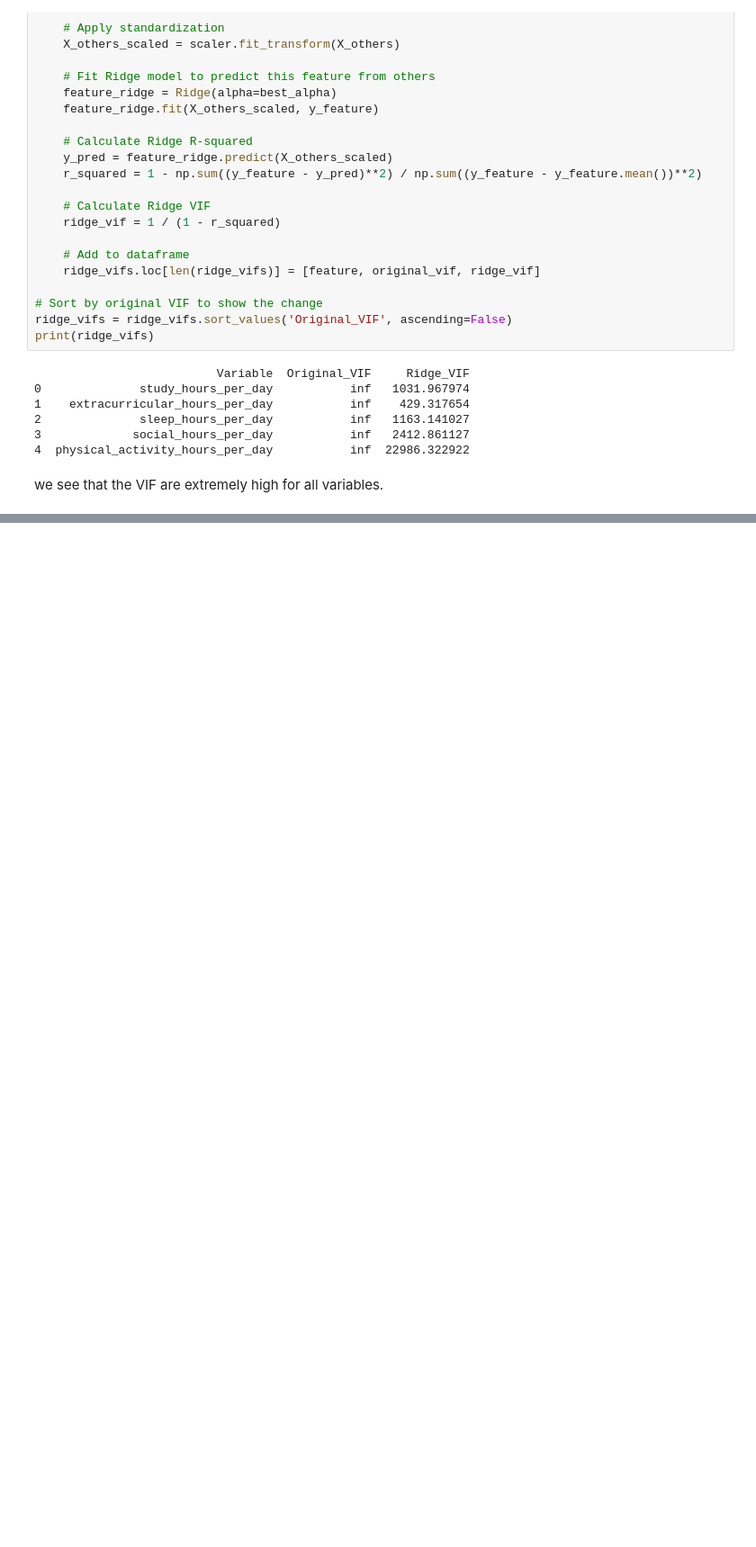
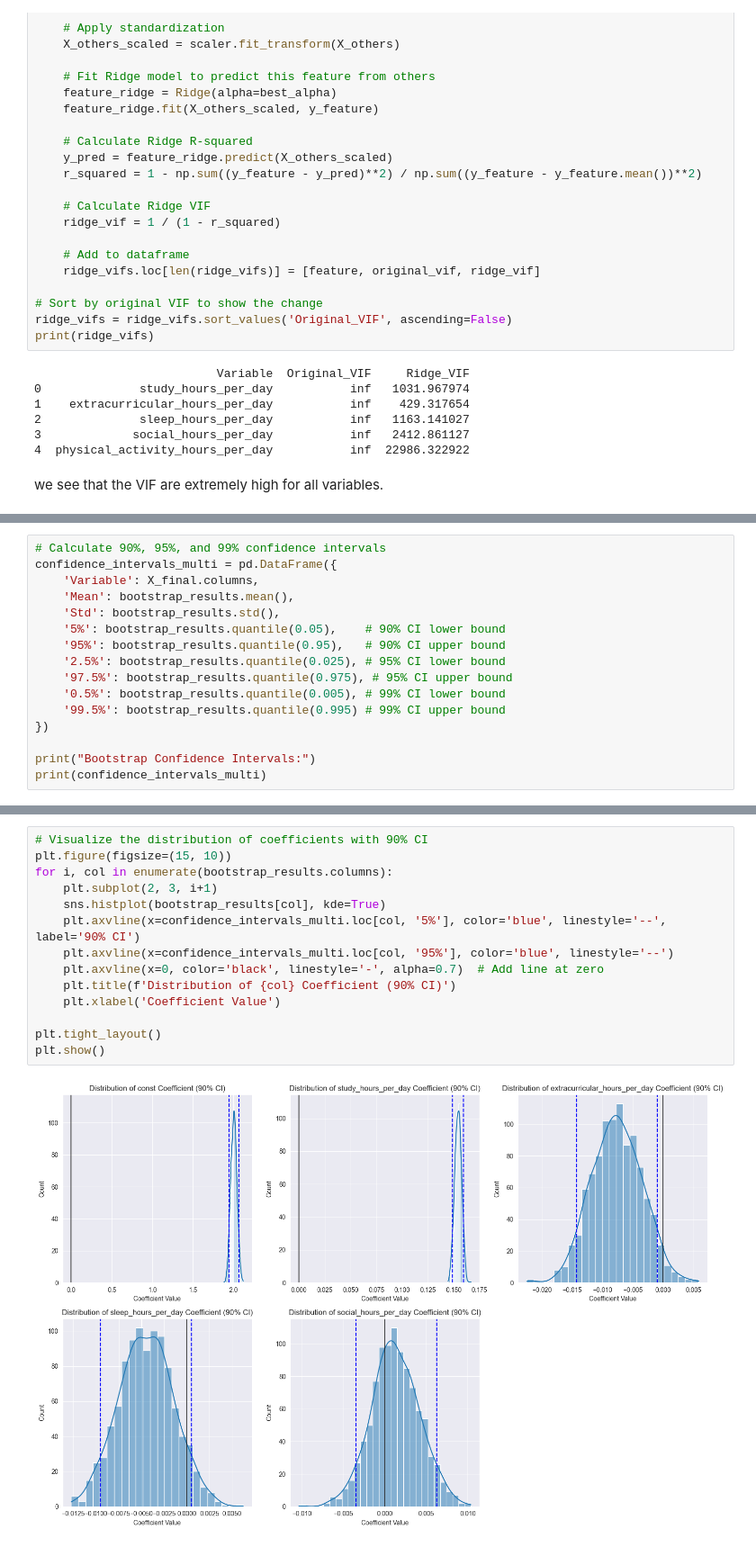
Before and after one commit to datpetr/students_habits_gpa, a Jupyter notebook: gpa_multiple_linear_regression.ipynb, the cells around one changed output, grey strips where cells are left out. Shown at 90% size. Drawn from its saved outputs; the diff is of its cells as text; blank space fills up the shorter version.

```diff
--- a/gpa_multiple_linear_regression.ipynb
+++ b/gpa_multiple_linear_regression.ipynb
@@ -294,0 +359,16 @@ we see that the VIF are extremely high for all variables.
+# %%
+# Calculate 90%, 95%, and 99% confidence intervals
+confidence_intervals_multi = pd.DataFrame({
+    'Variable': X_final.columns,
+    'Mean': bootstrap_results.mean(),
+    'Std': bootstrap_results.std(),
+    '5%': bootstrap_results.quantile(0.05),    # 90% CI lower bound
+    '95%': bootstrap_results.quantile(0.95),   # 90% CI upper bound
+    '2.5%': bootstrap_results.quantile(0.025), # 95% CI lower bound
+    '97.5%': bootstrap_results.quantile(0.975), # 95% CI upper bound
+    '0.5%': bootstrap_results.quantile(0.005), # 99% CI lower bound
+    '99.5%': bootstrap_results.quantile(0.995) # 99% CI upper bound
+})
+
+print("Bootstrap Confidence Intervals:")
+print(confidence_intervals_multi)
@@ -294,0 +393,16 @@ we see that the VIF are extremely high for all variables.
+# %%
+# Visualize the distribution of coefficients with 90% CI
+plt.figure(figsize=(15, 10))
+for i, col in enumerate(bootstrap_results.columns):
+    plt.subplot(2, 3, i+1)
+    sns.histplot(bootstrap_results[col], kde=True)
+    plt.axvline(x=confidence_intervals_multi.loc[col, '5%'], color='blue', linestyle='--', label='90% CI')
+    plt.axvline(x=confidence_intervals_multi.loc[col, '95%'], color='blue', linestyle='--')
+    plt.axvline(x=0, color='black', linestyle='-', alpha=0.7)  # Add line at zero
+    plt.title(f'Distribution of {col} Coefficient (90% CI)')
+    plt.xlabel('Coefficient Value')
+
+plt.tight_layout()
+plt.show()
+# %% [output]
+[figure, added]
```
Also changed, not shown: parts of 19 cells of this notebook.
